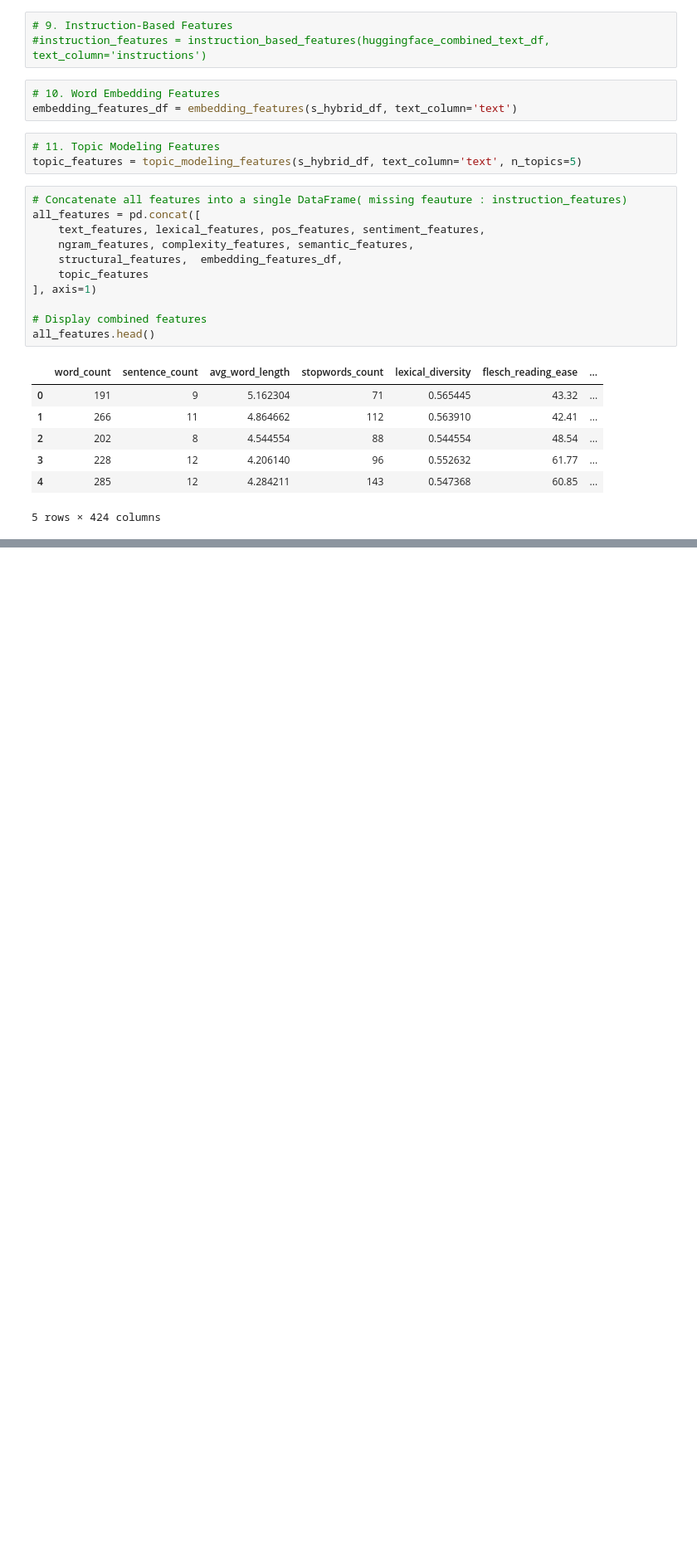
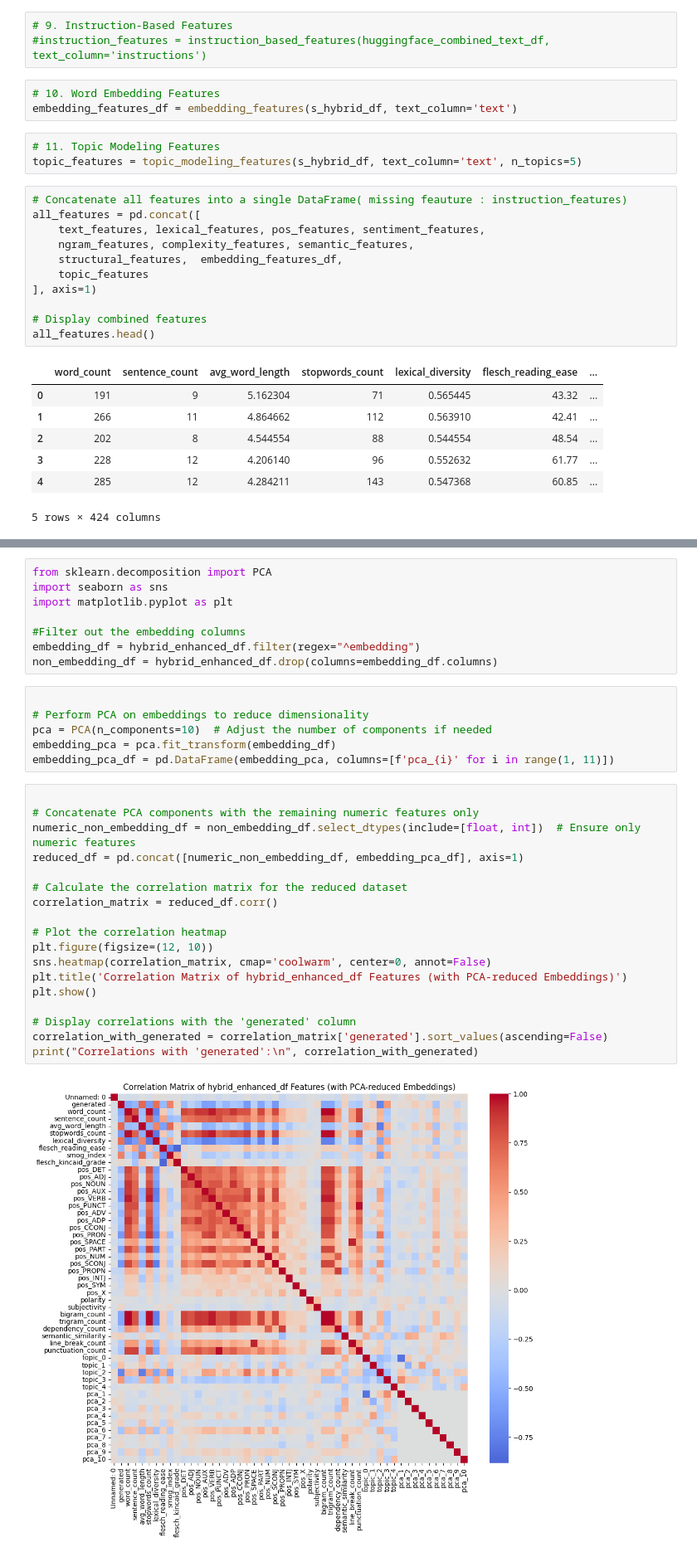
Before and after one commit to yukaberry/detect_ai_content, a Jupyter notebook: notebooks/texts /features_engineering.ipynb, the cells around one changed output, grey strips where cells are left out. Shown at 83% size. Drawn from its saved outputs; the diff is of its cells as text; blank space fills up the shorter version.

Commit message:
correlation matrix

```diff
--- a/notebooks/texts /features_engineering.ipynb
+++ b/notebooks/texts /features_engineering.ipynb
@@ -560,0 +632,34 @@ s_hybrid_enhanced.shape
+# %%
+from sklearn.decomposition import PCA
+import seaborn as sns
+import matplotlib.pyplot as plt
+
+#Filter out the embedding columns
+embedding_df = hybrid_enhanced_df.filter(regex="^embedding")
+non_embedding_df = hybrid_enhanced_df.drop(columns=embedding_df.columns)
+# %%
+
+# Perform PCA on embeddings to reduce dimensionality
+pca = PCA(n_components=10)  # Adjust the number of components if needed
+embedding_pca = pca.fit_transform(embedding_df)
+embedding_pca_df = pd.DataFrame(embedding_pca, columns=[f'pca_{i}' for i in range(1, 11)])
+# %%
+
+# Concatenate PCA components with the remaining numeric features only
+numeric_non_embedding_df = non_embedding_df.select_dtypes(include=[float, int])  # Ensure only numeric features
+reduced_df = pd.concat([numeric_non_embedding_df, embedding_pca_df], axis=1)
+
+# Calculate the correlation matrix for the reduced dataset
+correlation_matrix = reduced_df.corr()
+
+# Plot the correlation heatmap
+plt.figure(figsize=(12, 10))
+sns.heatmap(correlation_matrix, cmap='coolwarm', center=0, annot=False)
+plt.title('Correlation Matrix of hybrid_enhanced_df Features (with PCA-reduced Embeddings)')
+plt.show()
+
+# Display correlations with the 'generated' column
+correlation_with_generated = correlation_matrix['generated'].sort_values(ascending=False)
+print("Correlations with 'generated':\n", correlation_with_generated)
+# %% [output]
+[figure, added]
```
Also changed, not shown: parts of 12 cells of this notebook.
